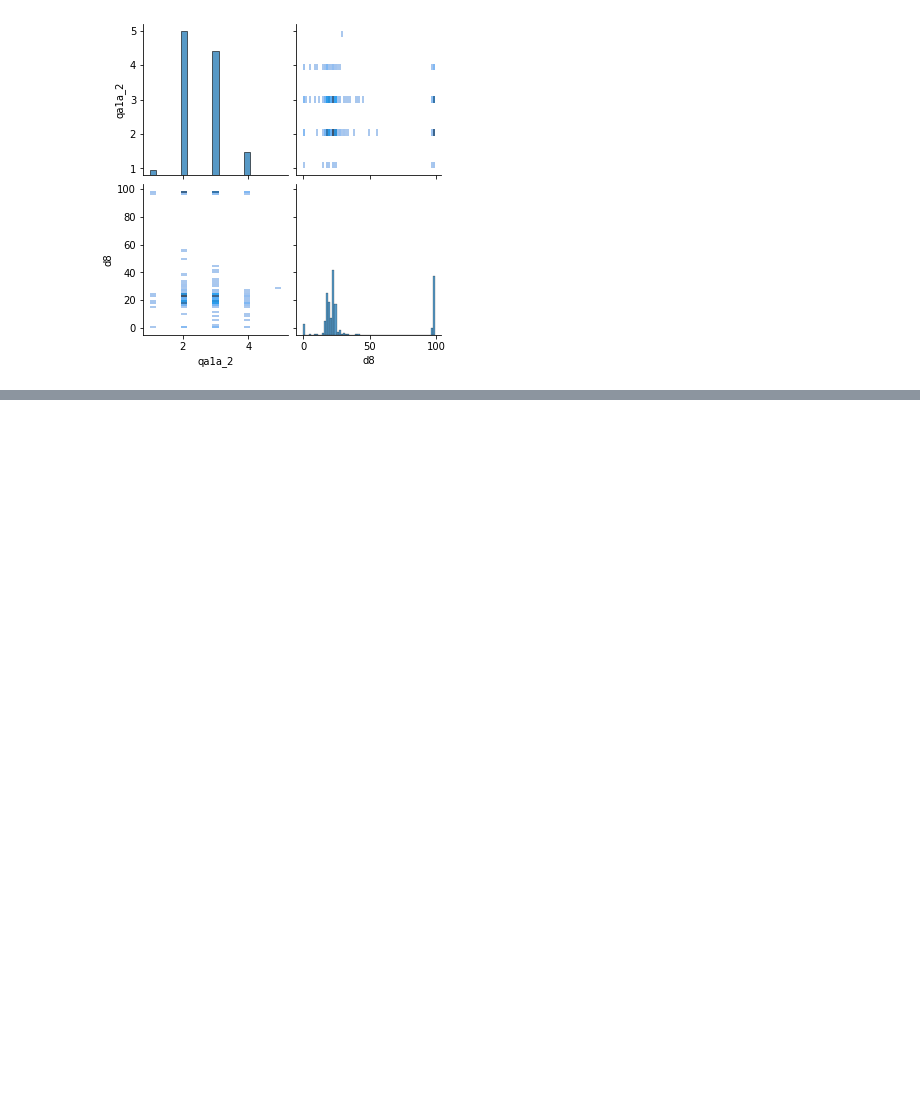
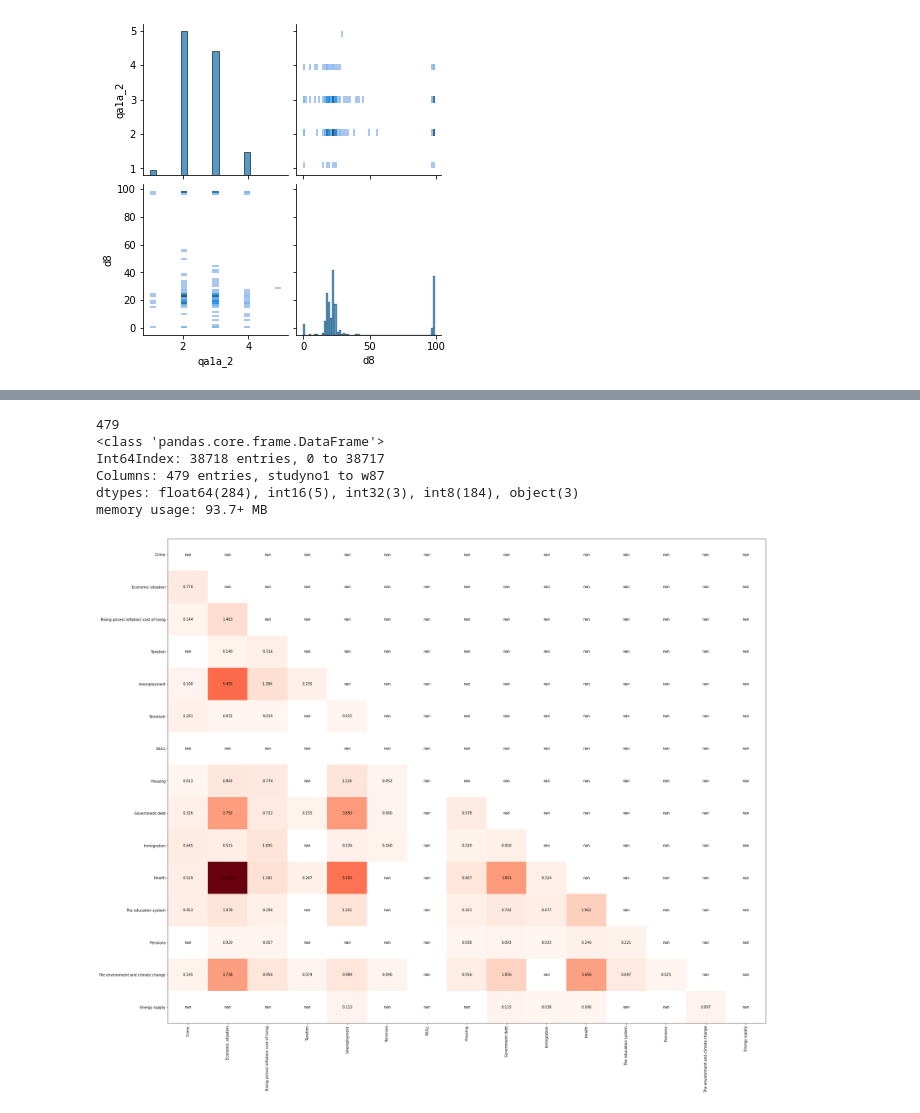
Before and after one commit to FabioGreenwood/Statistical-Learning_Exercise-1_Trust-within-the-EU, a Jupyter notebook: Stat_Learn_Practical_Activities_1.ipynb, the cells around one changed output, grey strips where cells are left out. Cells and saved outputs as stored; diff of their text form; code cells hidden in the pictures; blank space fills up the shorter version.

```diff
--- a/Stat_Learn_Practical_Activities_1.ipynb
+++ b/Stat_Learn_Practical_Activities_1.ipynb
@@ -15,6 +15,9 @@ import seaborn as sns
 import warnings
 
 warnings.filterwarnings("ignore")
+
+
+qa2a_labels = ["Crime", "Economic situation", "Rising prices/ inflation/ cost of living", "Taxation", "Unemployment", "Terrorism", "NULL", "Housing", "Government debt", "Immigration", "Health", "The education system", "Pensions", "The environment and climate change", "Energy supply", ]
 # %%
 # Initialise Values
 
@@ -209,0 +294,54 @@ Maybe age according is a better demographic to look at
+# %%
+print(len(df.loc[0,:]))
+df.info()
+# %% [output]
+479
+<class 'pandas.core.frame.DataFrame'>
+Int64Index: 38718 entries, 0 to 38717
+Columns: 479 entries, studyno1 to w87
+dtypes: float64(284), int16(5), int32(3), int8(184), object(3)
+memory usage: 93.7+ MB
+# %%
+import numpy as np
+import matplotlib.pyplot as plt
+
+weight_relative_to_pop = True
+total_pop_weight = sum(singular_values_weighted.values())
+
+# generate some example data
+dim = max(list(singular_values_weighted.keys())) - min(list(singular_values_weighted.keys())) + 1
+matrix = np.empty((dim, dim,))
+matrix[:] = np.nan
+
+for keys in results_dict:
+    if len(keys) == 2:
+        value = results_dict[keys]
+        if weight_relative_to_pop == True:
+            value = value / total_pop_weight
+        matrix[keys[0]-1, keys[1]-1] = value #values
+
+
+for y in range(0, dim):
+    for x in range(0, dim):
+        if matrix[x, y] == np.nan:
+            matrix[x, y] = 0
+
+# plot the matrix as an image with an appropriate colormap
+plt.imshow(matrix.T, aspect='auto', cmap="Reds")
+
+# add the values
+for (i, j), value in np.ndenumerate(matrix):
+    plt.text(i, j, "%.3f"%value, va='center', ha='center')
+
+tickvalues = range(0,dim)
+plt.xticks(ticks = tickvalues ,labels = qa2a_labels, rotation = 'vertical')
+plt.yticks(ticks = tickvalues ,labels = qa2a_labels, rotation = 'horizontal')
+
+plt.rcParams["figure.figsize"] = (30,25)
+
+
+
+#plt.axis('off')
+plt.show()
+# %% [output]
+[figure, added]
```
Also changed, not shown: parts of 5 cells of this notebook.
